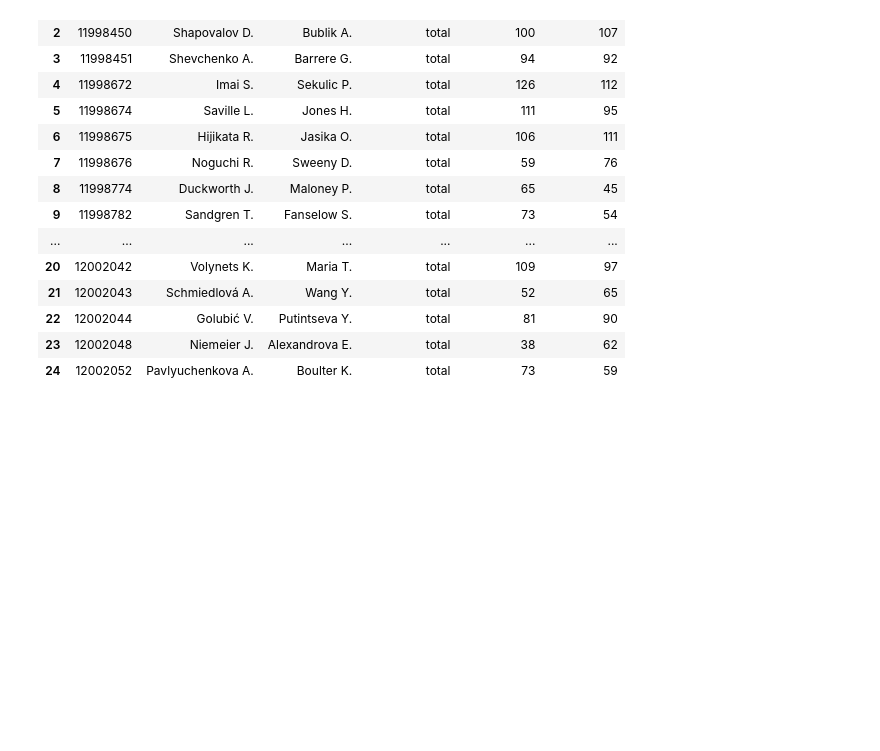
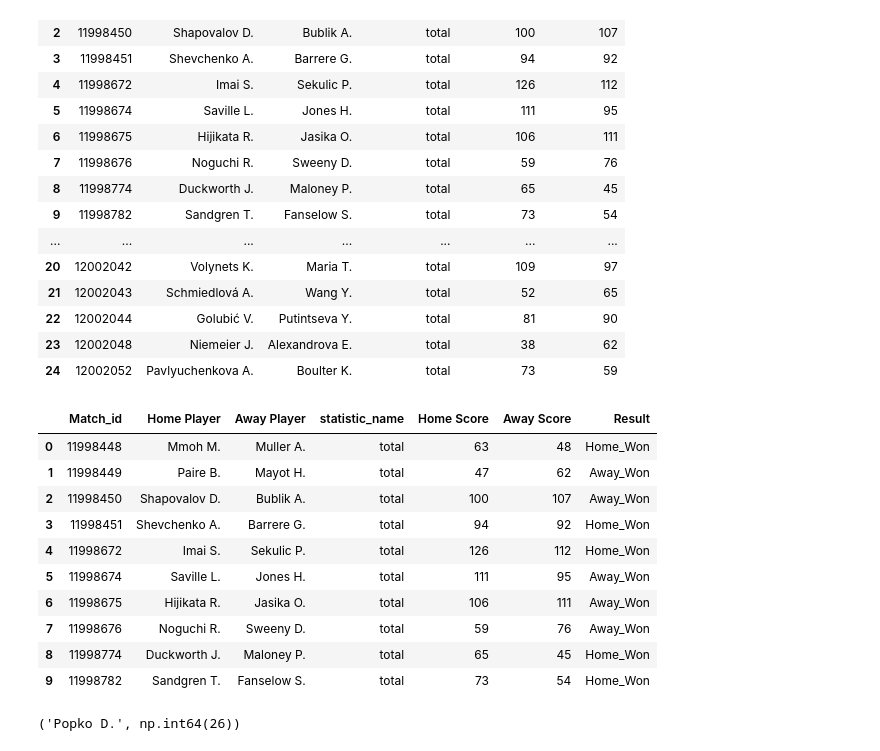
Before and after one commit to shahabnajmosadatypy/SofaScore-Tennis-Analysis, a Jupyter notebook: notebooks/3.ipynb, the cells around one changed output. Drawn from its saved outputs; the diff is of its cells as text; code cells hidden in the pictures; blank space fills up the shorter version.

```diff
--- a/notebooks/3.ipynb
+++ b/notebooks/3.ipynb
@@ -143,7 +135,9 @@ home_statistics_data_frame.head()
 # %% [markdown]
 Display data of away matches required information :
 # %%
-away_statistics_data_frame.rename(columns={"name" : "Away Player", "match_id" : "Match_id"}, inplace=True)
+away_statistics_data_frame.rename(
+    columns={"name": "Away Player", "match_id": "Match_id"}, inplace=True
+)
 away_statistics_data_frame.head()
 # %% [output]
 |  | Match_id | Away Player |
@@ -155,9 +149,14 @@ away_statistics_data_frame.head()
 # %% [markdown]
 Merging whole data
 # %%
-merged_df = pd.merge(home_statistics_data_frame, away_statistics_data_frame, on="Match_id", how="inner")
-merged_df.rename(columns={'Home_Player_Name': 'Home_Player', 'Away_Player_Name': 'Away_Player'}, inplace=True)
-merged_df_unique = merged_df.drop_duplicates(subset=['Match_id'], keep='last')
+merged_df = pd.merge(
+    home_statistics_data_frame, away_statistics_data_frame, on="Match_id", how="inner"
+)
+merged_df.rename(
+    columns={"Home_Player_Name": "Home_Player", "Away_Player_Name": "Away_Player"},
+    inplace=True,
+)
+merged_df_unique = merged_df.drop_duplicates(subset=["Match_id"], keep="last")
 merged_df_unique.head(10)
 # %% [output]
 |  | Match_id | Home Player | Away Player |
@@ -201,7 +200,10 @@ See the caveats in the documentation: https://pandas.pydata.org/pandas-docs/stab
 | 560 | 11998666 | ALL | total | 72 | 80 | NaN | NaN |
 # %%
 final_df = pd.merge(merged_df_unique, filtered_df, on="Match_id", how="inner")
-final_df.rename(columns={'Home_Player_Name': 'Home_Player', 'Away_Player_Name': 'Away_Player'}, inplace=True)
+final_df.rename(
+    columns={"Home_Player_Name": "Home_Player", "Away_Player_Name": "Away_Player"},
+    inplace=True,
+)
 final_df.head(25)
 # %% [output]
 |  | Match_id | Home Player | Away Player | period | statistic_name | home_stat | away_stat | home_total | ... |
@@ -222,7 +224,9 @@ final_df.head(25)
 | 23 | 12002048 | Niemeier J. | Alexandrova E. | ALL | total | 38 | 62 | NaN | ... |
 | 24 | 12002052 | Pavlyuchenkova A. | Boulter K. | ALL | total | 73 | 59 | NaN | ... |
 # %%
-final_df.rename(columns={"home_stat" : "Home Score", "away_stat" : "Away Score"}, inplace=True)
+final_df.rename(
+    columns={"home_stat": "Home Score", "away_stat": "Away Score"}, inplace=True
+)
 final_df.head(25)
 # %% [output]
 |  | Match_id | Home Player | Away Player | statistic_name | Home Score | Away Score |
@@ -242,3 +246,34 @@ final_df.head(25)
 | 22 | 12002044 | Golubić V. | Putintseva Y. | total | 81 | 90 |
 | 23 | 12002048 | Niemeier J. | Alexandrova E. | total | 38 | 62 |
 | 24 | 12002052 | Pavlyuchenkova A. | Boulter K. | total | 73 | 59 |
+# %%
+final_df["Result"] = np.where(
+    final_df["Home Score"] > final_df["Away Score"], "Home_Won", "Away_Won"
+)
+final_df.head(10)
+# %% [output]
+|  | Match_id | Home Player | Away Player | statistic_name | Home Score | Away Score | Result |
+| 0 | 11998448 | Mmoh M. | Muller A. | total | 63 | 48 | Home_Won |
+| 1 | 11998449 | Paire B. | Mayot H. | total | 47 | 62 | Away_Won |
+| 2 | 11998450 | Shapovalov D. | Bublik A. | total | 100 | 107 | Away_Won |
+| 3 | 11998451 | Shevchenko A. | Barrere G. | total | 94 | 92 | Home_Won |
+| 4 | 11998672 | Imai S. | Sekulic P. | total | 126 | 112 | Home_Won |
+| 5 | 11998674 | Saville L. | Jones H. | total | 111 | 95 | Away_Won |
+| 6 | 11998675 | Hijikata R. | Jasika O. | total | 106 | 111 | Away_Won |
+| 7 | 11998676 | Noguchi R. | Sweeny D. | total | 59 | 76 | Away_Won |
+| 8 | 11998774 | Duckworth J. | Maloney P. | total | 65 | 45 | Home_Won |
+| 9 | 11998782 | Sandgren T. | Fanselow S. | total | 73 | 54 | Home_Won |
+# %%
+final_df['Winner'] = final_df.apply(
+    lambda row: row['Home Player'] if row['Home Score'] > row['Away Score'] else row['Away Player'],
+    axis=1
+)
+
+win_counts = final_df['Winner'].value_counts()
+
+most_wins = win_counts.idxmax()
+most_wins_count = win_counts.max()
+
+print(most_wins, most_wins_count)
+# %% [output]
+('Popko D.', np.int64(26))
```
Also changed, not shown: parts of 4 cells of this notebook.
